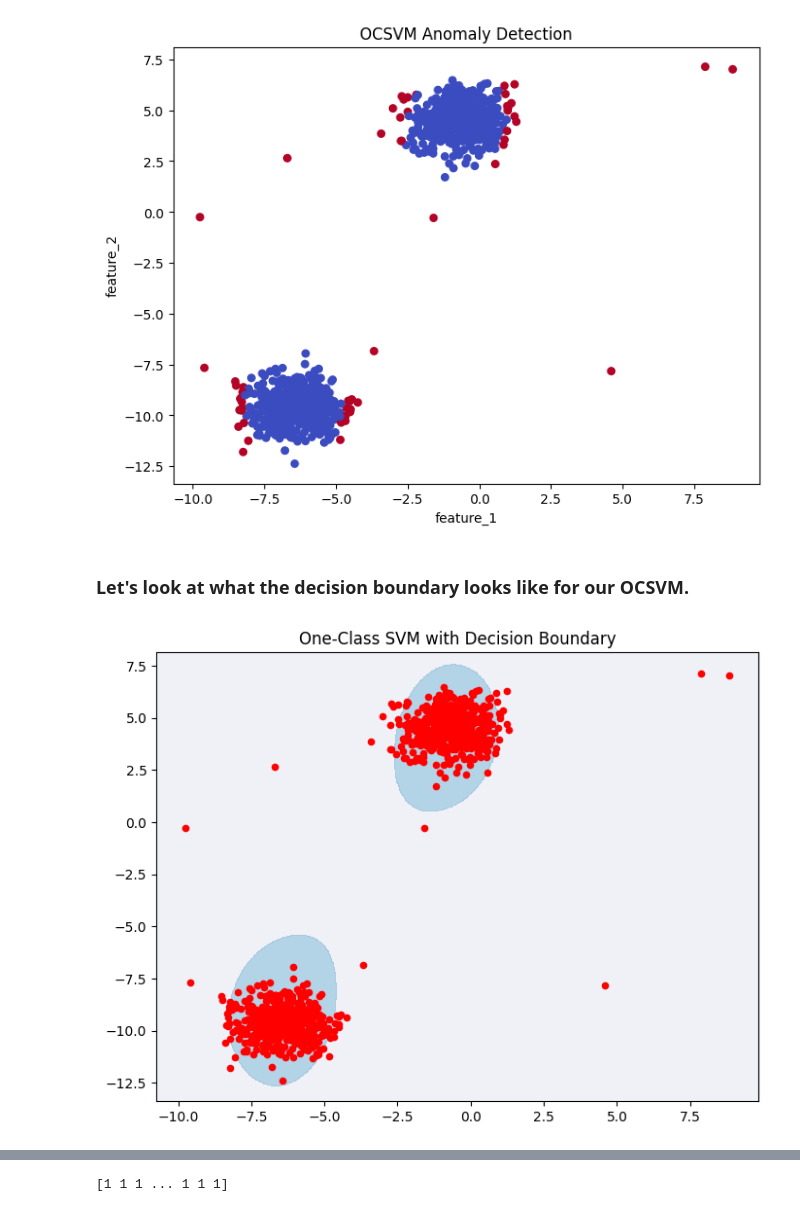
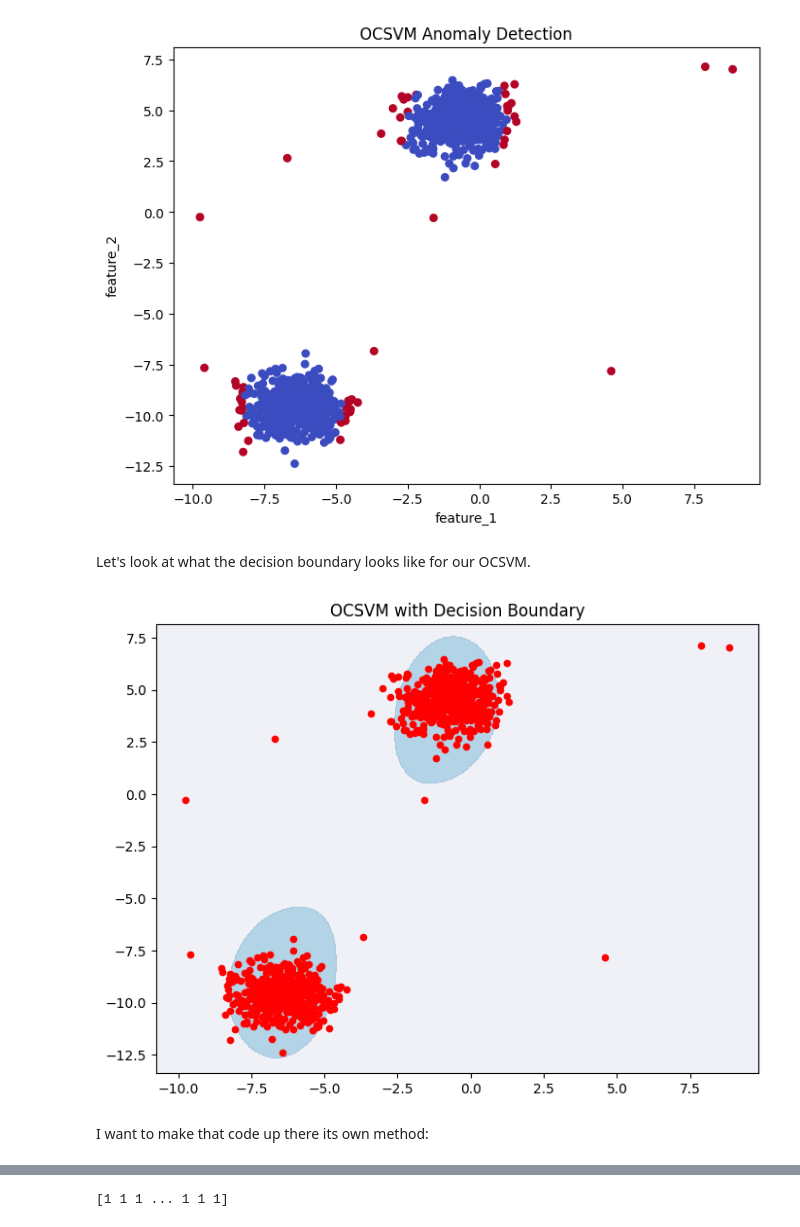
Before and after one commit to graceannmad/TCDcapstone-SVM, a Jupyter notebook: notebooks/run_library_svm.ipynb, the cells around one changed output, grey strips where cells are left out. Cells and saved outputs as stored; diff of their text form; code cells hidden in the pictures.

```diff
--- a/notebooks/run_library_svm.ipynb
+++ b/notebooks/run_library_svm.ipynb
@@ -68,27 +71,26 @@ plt.show()
 # %% [output]
 [figure]
 # %% [markdown]
-### Let's look at what the decision boundary looks like for our OCSVM.
+Let's look at what the decision boundary looks like for our OCSVM.
 # %%
-def decision_boundary(model, X, label):
-    # Create the grid
-    xx, yy = np.meshgrid(
-        np.linspace(X[:,0].min()-1, X[:,0].max()+1, 500),
-        np.linspace(X[:,1].min()-1, X[:,1].max()+1, 500)
-    )
-    grid = np.c_[xx.ravel(), yy.ravel()]
+# Create the grid
+xx, yy = np.meshgrid(
+    np.linspace(X[:,0].min()-1, X[:,0].max()+1, 500),
+    np.linspace(X[:,1].min()-1, X[:,1].max()+1, 500)
+)
+grid = np.c_[xx.ravel(), yy.ravel()]
 
-    # Predict on the grid
-    Z = model.predict(grid)  #1 for normal, -1 for anomalies (predictions)
-    Z = Z.reshape(xx.shape)
+# Predict on the grid
+Z = ocsvm.predict(grid)  #1 for normal, -1 for anomalies (predictions)
+Z = Z.reshape(xx.shape)
 
-    # Plot
-    plt.figure(figsize=(8,6))
-    plt.contourf(xx, yy, Z, levels=[-1,0,1], cmap=plt.cm.PuBu, alpha=0.3)  # background
-    plt.scatter(X[:,0], X[:,1], c='red', s=20, label='Data')
-    plt.title(f"{label} with Decision Boundary")
-    plt.show()
+# Plot
+plt.figure(figsize=(8,6))
+plt.contourf(xx, yy, Z, levels=[-1,0,1], cmap=plt.cm.PuBu, alpha=0.3)  # background
+plt.scatter(X[:,0], X[:,1], c='red', s=20, label='Data')
+plt.title("OCSVM with Decision Boundary")
+plt.show()
+# %% [output]
+[figure, added]
-# %%
-decision_boundary(ocsvm, X, "One-Class SVM")
-# %% [output]
-[figure, removed]
+# %% [markdown]
+I want to make that code up there its own method:
```
Also changed, not shown: parts of 8 cells of this notebook, 12 other files.
